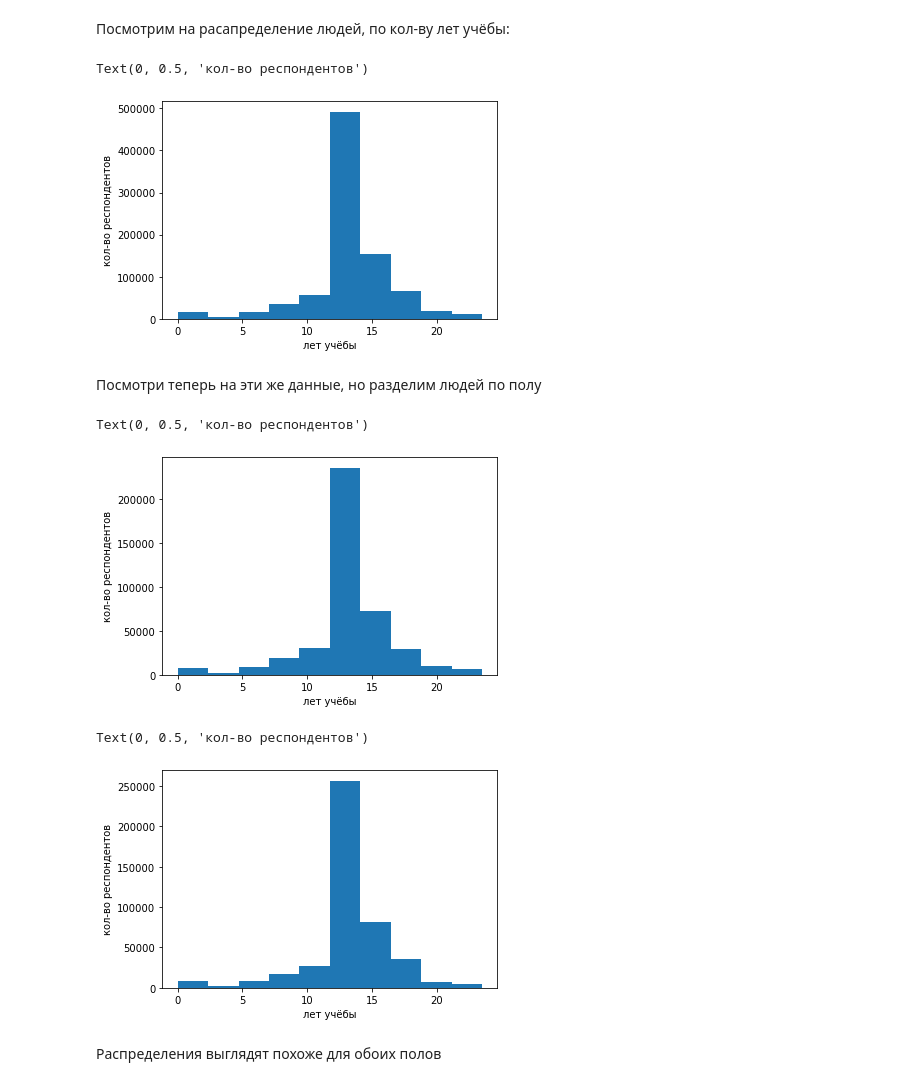
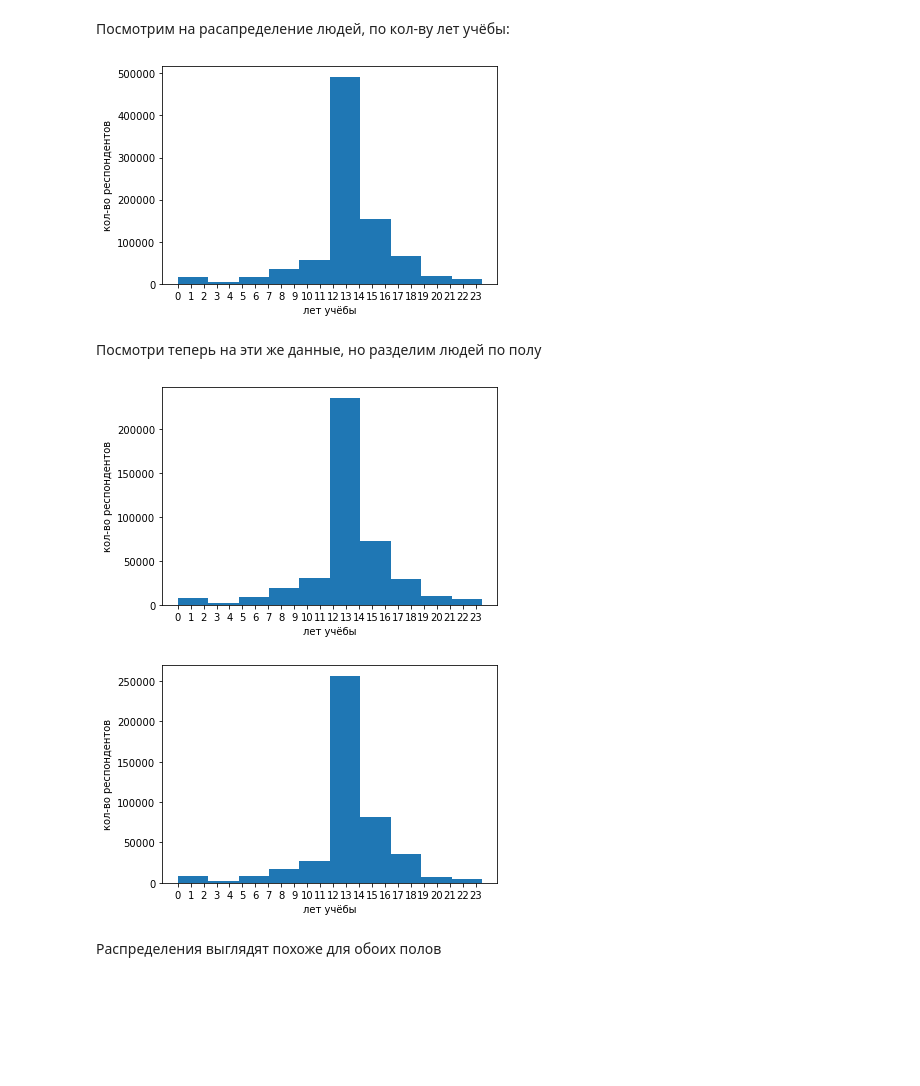
Before and after one commit to AleksVart/AndanProject, a Jupyter notebook: DemographyML.ipynb, the cells around one changed output. Cells and saved outputs as stored; diff of their text form; code cells hidden in the pictures; blank space fills up the shorter version.

```diff
--- a/DemographyML.ipynb
+++ b/DemographyML.ipynb
@@ -148,27 +146,27 @@ df_dem['EDUC'] = df_dem['EDUC'].replace([2,11,12,14,15,16,17,22,23,25,26,30,40,5
 # %% [markdown]
 Посмотрим на расапределение людей, по кол-ву лет учёбы:
 # %%
-plt.hist(df_dem['EDUC'], bins = 10 );
+plt.hist(df_dem['EDUC'], bins = 10 )
 plt.xlabel('лет учёбы')
 plt.ylabel('кол-во респондентов')
+plt.xticks(np.arange(0, 23.5, 1.0));
 # %% [output]
-Text(0, 0.5, 'кол-во респондентов')
-[figure, old version]
+[figure, new version]
 # %% [markdown]
 Посмотри теперь на эти же данные, но разделим людей по полу
 # %%
-plt.hist(df_dem[df_dem['SEX'] == 1]['EDUC'], bins = 10 ); # Мужчины
+plt.hist(df_dem[df_dem['SEX'] == 1]['EDUC'], bins = 10 ) # Мужчины
 plt.xlabel('лет учёбы')
 plt.ylabel('кол-во респондентов')
+plt.xticks(np.arange(0, 23.5, 1.0));
 # %% [output]
-Text(0, 0.5, 'кол-во респондентов')
-[figure, old version]
+[figure, new version]
 # %%
 plt.hist(df_dem[df_dem['SEX'] == 2]['EDUC'], bins = 10 ); #Женщины
 plt.xlabel('лет учёбы')
 plt.ylabel('кол-во респондентов')
+plt.xticks(np.arange(0, 23.5, 1.0));
 # %% [output]
-Text(0, 0.5, 'кол-во респондентов')
-[figure, old version]
+[figure, new version]
 # %% [markdown]
 Распределения выглядят похоже для обоих полов
```
Also changed, not shown: parts of 12 cells of this notebook.
